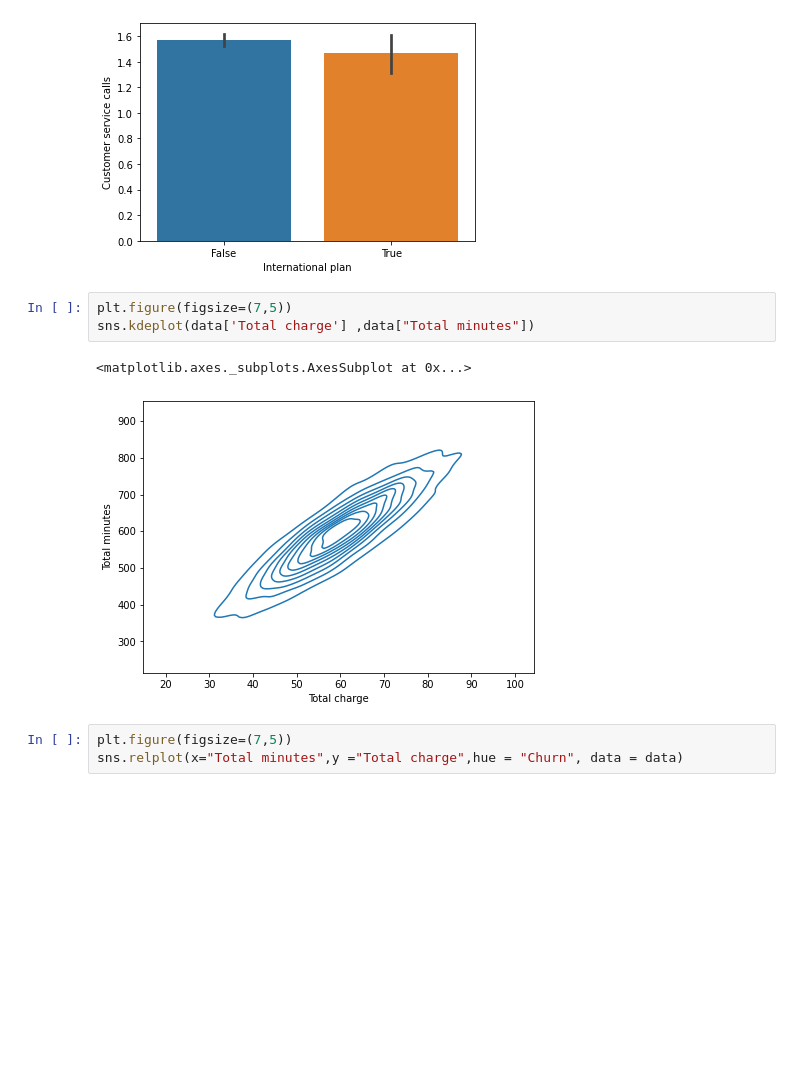
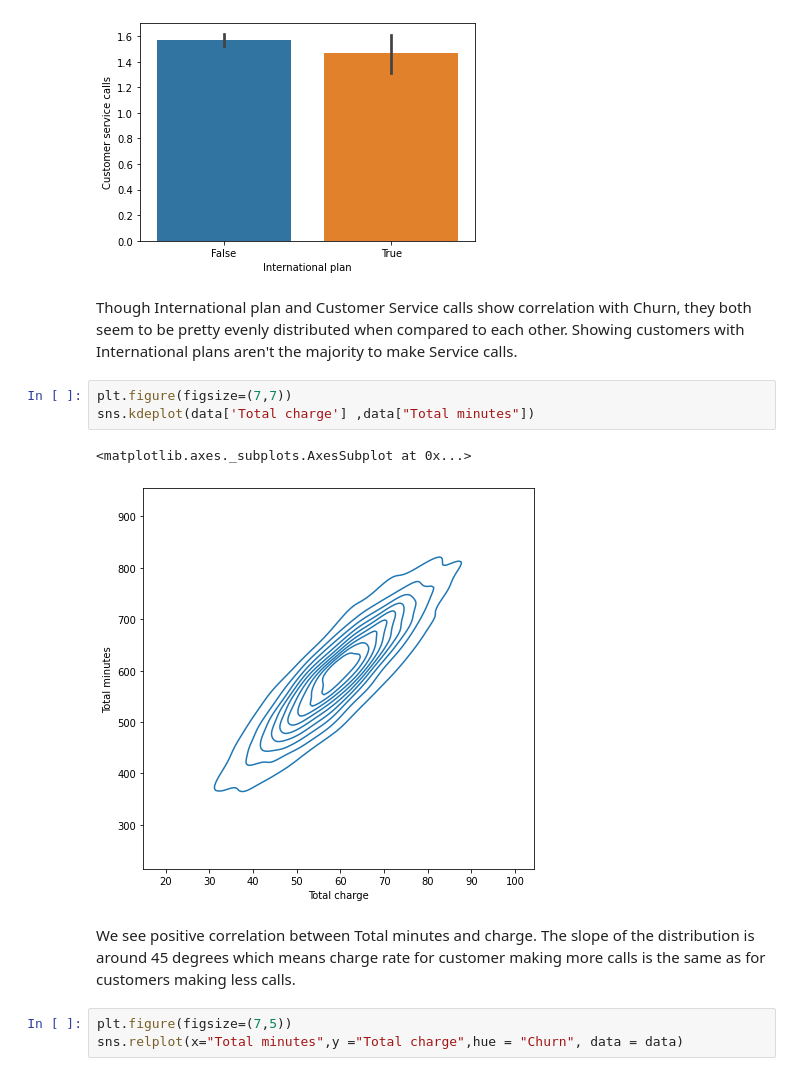
Before and after one commit to hetkothari/Telecom-Churn-Capstone-1, a Jupyter notebook: Telecom_Churn_Analysis_Capstone_Project.ipynb, the cells around one changed output. Saved outputs shown, nothing was run; the diff lists cells and outputs as text; blank space fills up the shorter version.

```diff
--- a/Telecom_Churn_Analysis_Capstone_Project.ipynb
+++ b/Telecom_Churn_Analysis_Capstone_Project.ipynb
@@ -313,12 +446,17 @@ sns.barplot(x='International plan', y='Customer service calls', data=data)
 # %% [output]
 <matplotlib.axes._subplots.AxesSubplot at 0x...>
 [figure]
+# %% [markdown]
+Though International plan and Customer Service calls show correlation with Churn, they both seem to be pretty evenly distributed when compared to each other.
+Showing customers with International plans aren't the majority to make Service calls.
 # %%
-plt.figure(figsize=(7,5))
+plt.figure(figsize=(7,7))
 sns.kdeplot(data['Total charge'] ,data["Total minutes"])
 # %% [output]
 <matplotlib.axes._subplots.AxesSubplot at 0x...>
-[figure, old version]
+[figure, new version]
+# %% [markdown]
+We see positive correlation between Total minutes and charge. The slope of the distribution is around 45 degrees which means charge rate for customer making more calls is the same as for customers making less calls.
 # %%
 plt.figure(figsize=(7,5))
 sns.relplot(x="Total minutes",y ="Total charge",hue = "Churn", data = data)
```
Also changed, not shown: parts of 52 cells of this notebook.
